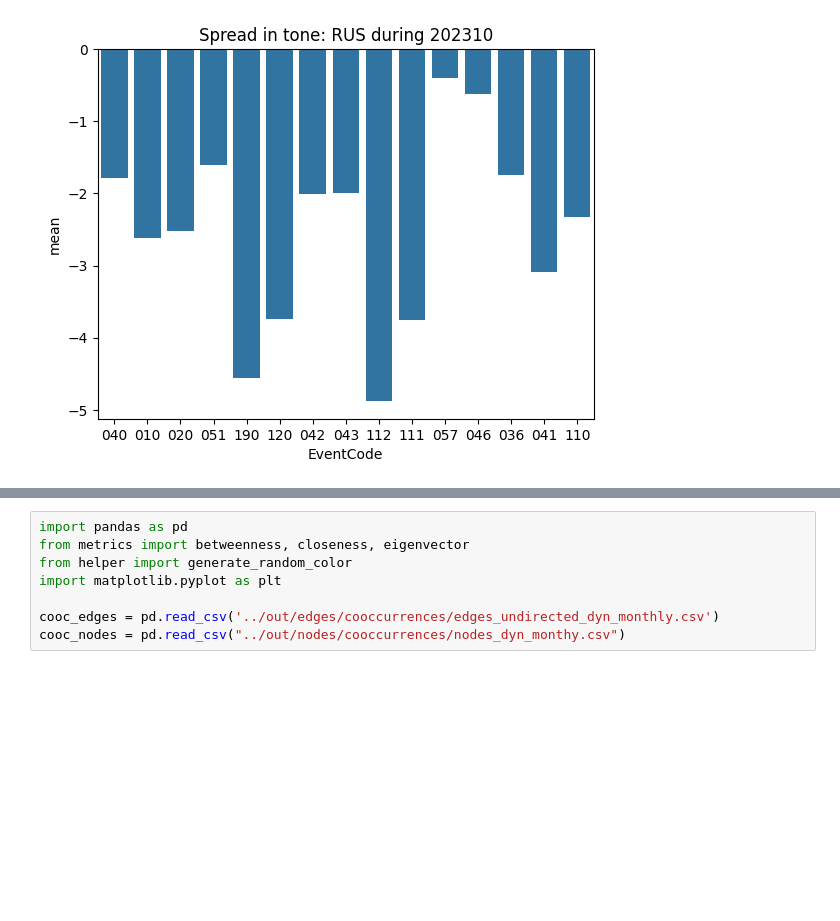
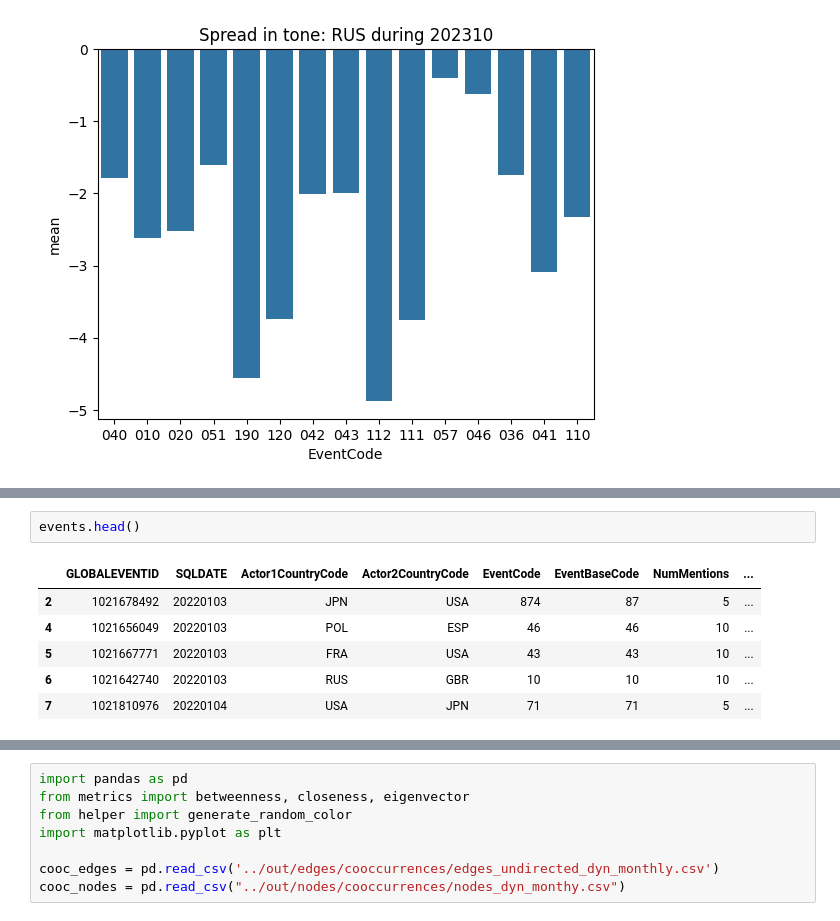
Before and after one commit to saqr98/Data-Society, a Jupyter notebook: Code/src/explore.ipynb, the cells around one changed output, grey strips where cells are left out. Drawn from its saved outputs; the diff is of its cells as text; blank space fills up the shorter version.

```diff
--- a/Code/src/explore.ipynb
+++ b/Code/src/explore.ipynb
@@ -396,0 +376,9 @@ Text(0.5, 1.0, 'Spread in tone: RUS during 202310')
+# %%
+events.head()
+# %% [output]
+|  | GLOBALEVENTID | SQLDATE | Actor1CountryCode | Actor2CountryCode | EventCode | EventBaseCode | NumMentions | ... |
+| 2 | 1021678492 | 20220103 | JPN | USA | 874 | 87 | 5 | ... |
+| 4 | 1021656049 | 20220103 | POL | ESP | 46 | 46 | 10 | ... |
+| 5 | 1021667771 | 20220103 | FRA | USA | 43 | 43 | 10 | ... |
+| 6 | 1021642740 | 20220103 | RUS | GBR | 10 | 10 | 10 | ... |
+| 7 | 1021810976 | 20220104 | USA | JPN | 71 | 71 | 5 | ... |
```
Also changed, not shown: parts of 23 cells of this notebook, 3 other files.
